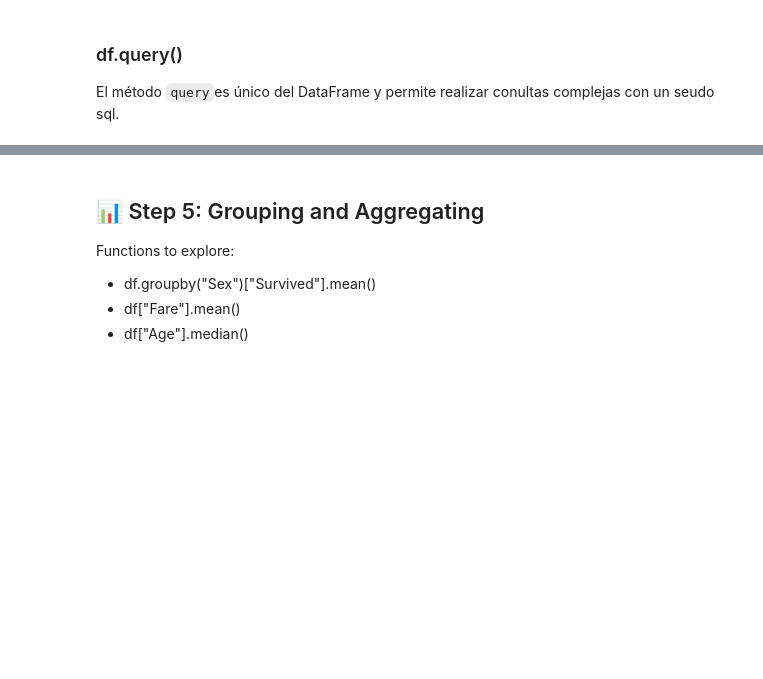
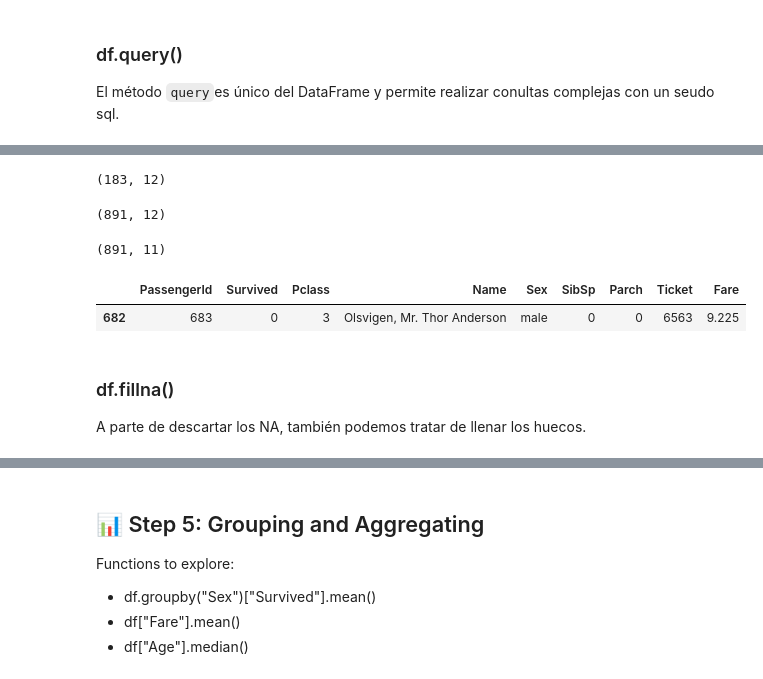
Before and after one commit to franpelirrojo/api_exploration_titanic, a Jupyter notebook: Titanic_Pandas_Practice_Notebook.ipynb, the cells around one changed output, grey strips where cells are left out. Cells and saved outputs as stored; diff of their text form; code cells hidden in the pictures; blank space fills up the shorter version.

```diff
--- a/Titanic_Pandas_Practice_Notebook.ipynb
+++ b/Titanic_Pandas_Practice_Notebook.ipynb
@@ -406,0 +430,22 @@ df["Age"].head()
+# %%
+df.dropna().shape #unicamente 183 filas no tienen valores nulos
+# %% [output]
+(183, 12)
+# %%
+df.dropna(how='all').shape #Podemos especificar que en vez de cualquier valor nulo, deban ser todos los valores nulos
+# %% [output]
+(891, 12)
+# %%
+#Podemos específicar columans también
+#thresh indica que la columna debe tener al menos 300 valores no nulos
+df.dropna(thresh=300, axis=1).shape
+# %% [output]
+(891, 11)
+# %%
+df.dropna(axis=1).sample() #Elimina las columnas con valores nulos
+# %% [output]
+|  | PassengerId | Survived | Pclass | Name | Sex | SibSp | Parch | Ticket | Fare |
+| 682 | 683 | 0 | 3 | Olsvigen, Mr. Thor Anderson | male | 0 | 0 | 6563 | 9.225 |
+# %% [markdown]
+### df.fillna()
+A parte de descartar los NA, también podemos tratar de llenar los huecos.
```
Also changed, not shown: parts of 25 cells of this notebook.
